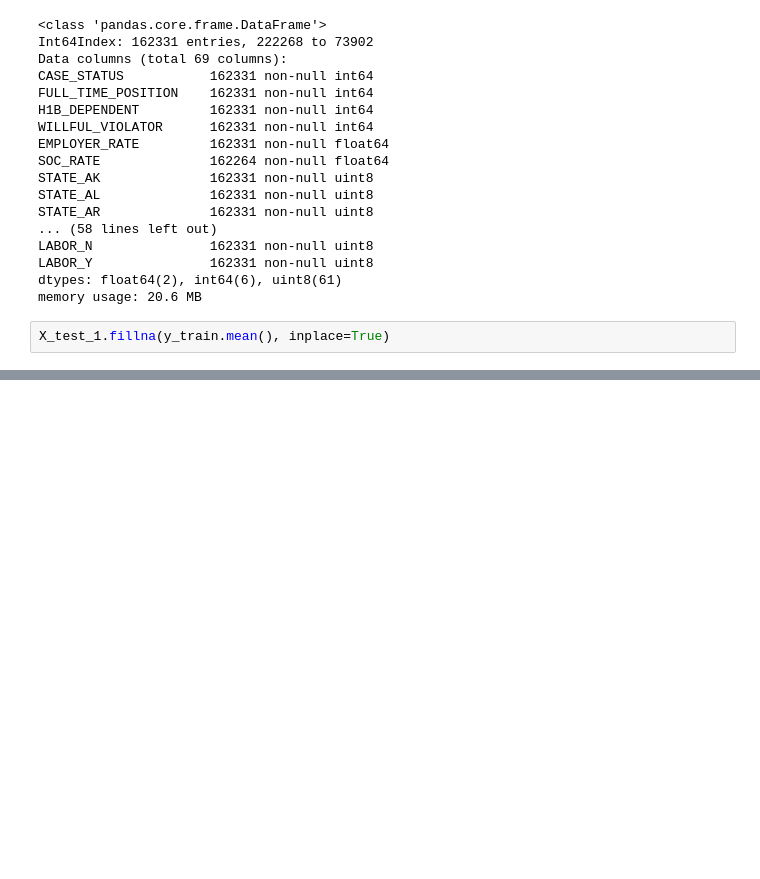
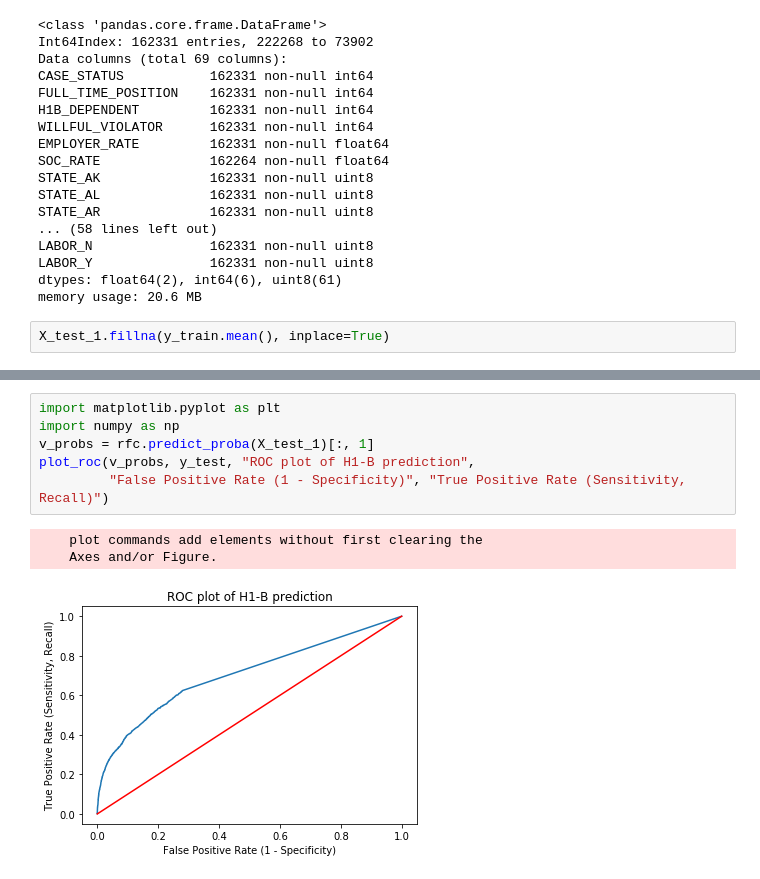
Before and after one commit to jizizang/Capstone, a Jupyter notebook: Untitled3.ipynb, the cells around one changed output, grey strips where cells are left out. Drawn from its saved outputs; the diff is of its cells as text; blank space fills up the shorter version.

```diff
--- a/Untitled3.ipynb
+++ b/Untitled3.ipynb
@@ -272,0 +334,10 @@ skm.roc_auc_score(y_test,rfc.predict_proba(X_test_1)[:,1])
+# %%
+import matplotlib.pyplot as plt
+import numpy as np
+v_probs = rfc.predict_proba(X_test_1)[:, 1]
+plot_roc(v_probs, y_test, "ROC plot of H1-B prediction",
+         "False Positive Rate (1 - Specificity)", "True Positive Rate (Sensitivity, Recall)")
+# %% [output]
+    plot commands add elements without first clearing the
+    Axes and/or Figure.
+[figure, added]
```
Also changed, not shown: parts of 5 cells of this notebook.
